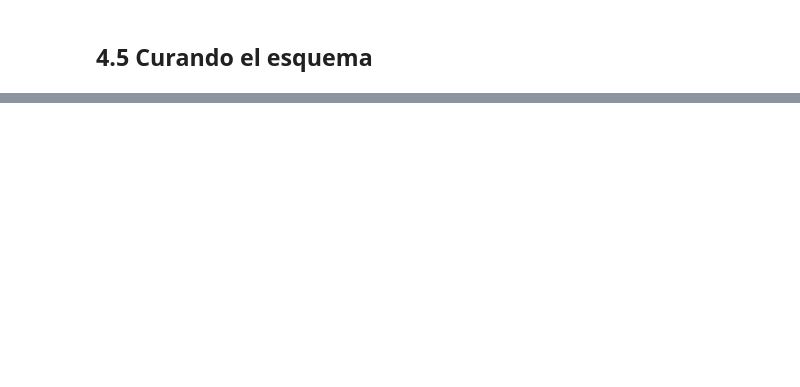
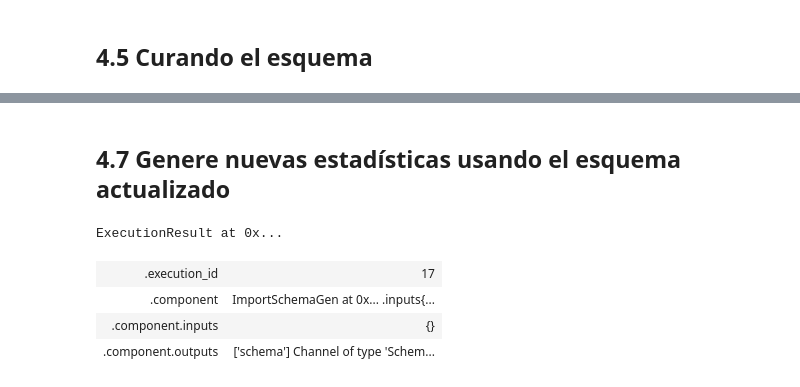
Before and after one commit to dcrovo/MLOPS-Project1, a Jupyter notebook: ProyectoMLOPS1.ipynb, the cells around one changed output, grey strips where cells are left out. Saved outputs shown, nothing was run; the diff lists cells and outputs as text; code cells hidden in the pictures; blank space fills up the shorter version.

```diff
--- a/ProyectoMLOPS1.ipynb
+++ b/ProyectoMLOPS1.ipynb
@@ -251,0 +363,13 @@ tfdv.set_domain(schema, 'Slope', schema_pb2.IntDomain(name='Slope', min=0, max=9
+# %% [markdown]
+## 4.7 Genere nuevas estadı́sticas usando el esquema actualizado
+# %%
+#Crear un nuevo artefacto que apunte al esquema anterior guardado
+
+new_schema = ImportSchemaGen(schema_file=schema_path)
+context.run(new_schema)
+# %% [output]
+ExecutionResult at 0x...
+| .execution_id | 17 |
+| .component | ImportSchemaGen at 0x... .inputs{... |
+| .component.inputs | {} |
+| .component.outputs | ['schema'] Channel of type 'Schem... |
```
Also changed, not shown: parts of 50 cells of this notebook, 40 other files.
